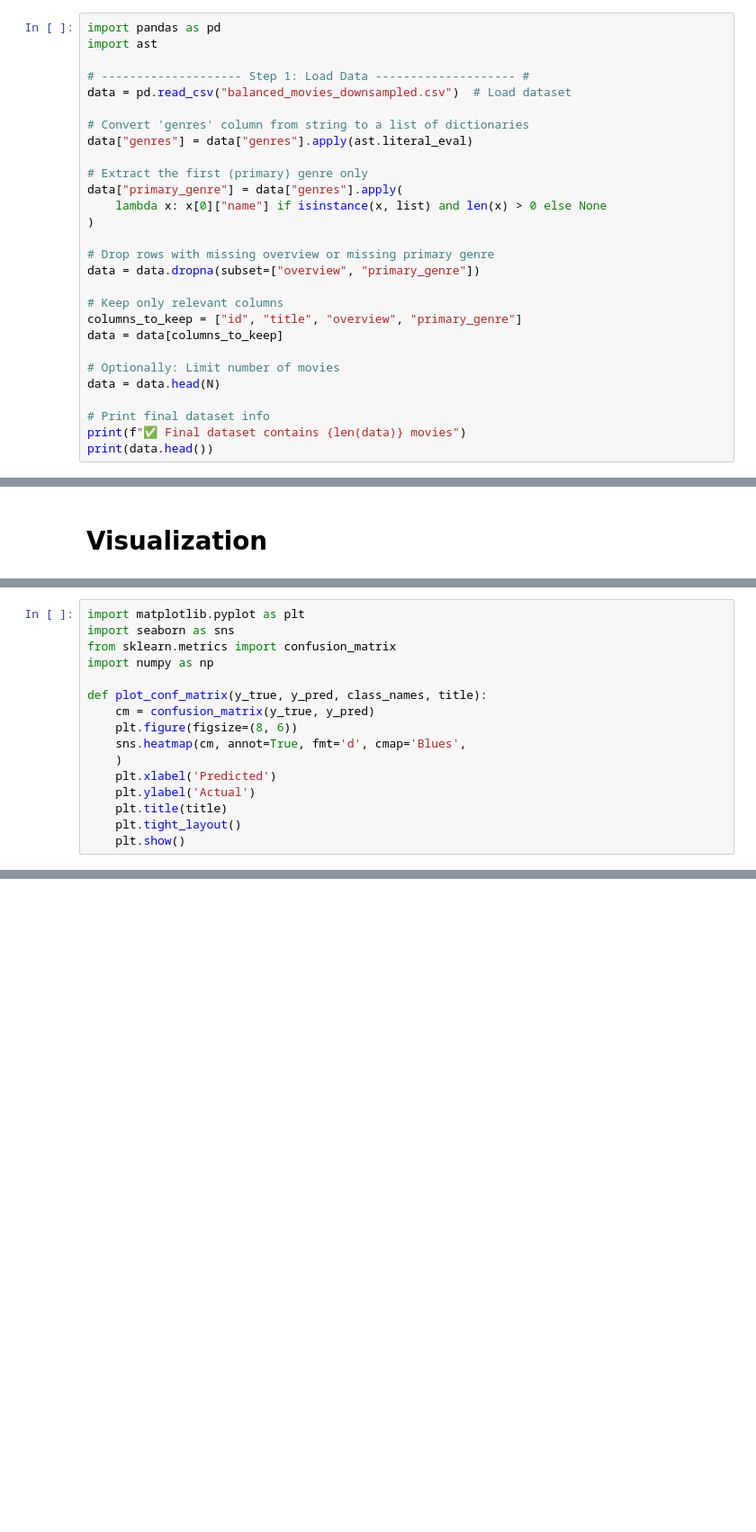
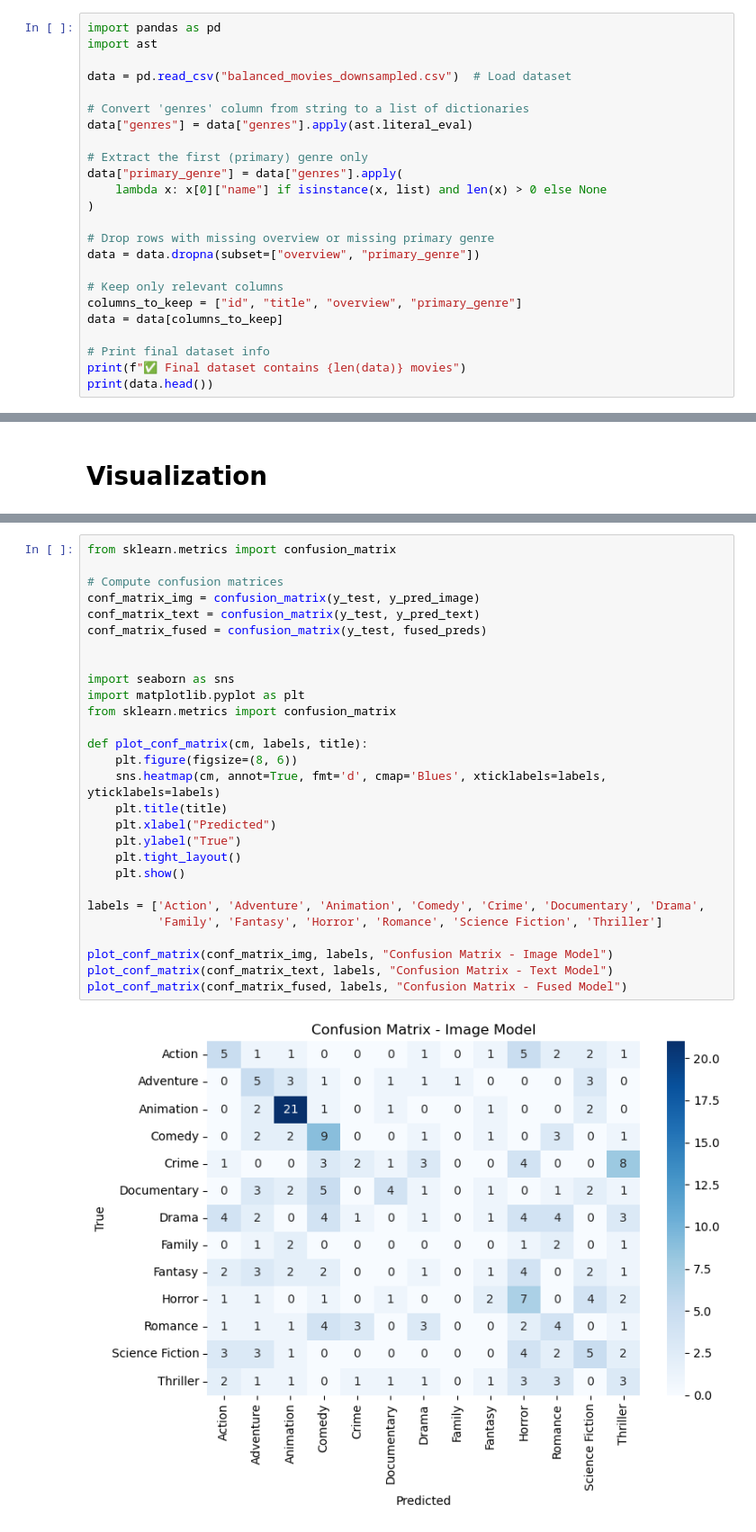
Before and after one commit to mariathurn/Movie-Genre-Project, a Jupyter notebook: GenreClassification.ipynb, the cells around one changed output, grey strips where cells are left out. Shown at 90% size. Saved outputs shown, nothing was run; the diff lists cells and outputs as text; blank space fills up the shorter version.

```diff
--- a/GenreClassification.ipynb
+++ b/GenreClassification.ipynb
@@ -164,7 +178,6 @@ plt.show()
 import pandas as pd
 import ast
 
-# -------------------- Step 1: Load Data -------------------- #
 data = pd.read_csv("balanced_movies_downsampled.csv")  # Load dataset
 
 # Convert 'genres' column from string to a list of dictionaries
@@ -182,9 +195,6 @@ data = data.dropna(subset=["overview", "primary_genre"])
 columns_to_keep = ["id", "title", "overview", "primary_genre"]
 data = data[columns_to_keep]
 
-# Optionally: Limit number of movies
-data = data.head(N)
-
 # Print final dataset info
 print(f"✅ Final dataset contains {len(data)} movies")
 print(data.head())
@@ -441,16 +386,0 @@ print(conf_matrix_fused.shape)
-# %%
-import matplotlib.pyplot as plt
-import seaborn as sns
-from sklearn.metrics import confusion_matrix
-import numpy as np
-
-def plot_conf_matrix(y_true, y_pred, class_names, title):
-    cm = confusion_matrix(y_true, y_pred)
-    plt.figure(figsize=(8, 6))
-    sns.heatmap(cm, annot=True, fmt='d', cmap='Blues',
-    )
-    plt.xlabel('Predicted')
-    plt.ylabel('Actual')
-    plt.title(title)
-    plt.tight_layout()
-    plt.show()
@@ -663,0 +409,30 @@ print("🎬 All posters downloaded successfully!")
+# %%
+from sklearn.metrics import confusion_matrix
+
+# Compute confusion matrices
+conf_matrix_img = confusion_matrix(y_test, y_pred_image)
+conf_matrix_text = confusion_matrix(y_test, y_pred_text)
+conf_matrix_fused = confusion_matrix(y_test, fused_preds)
+
+
+import seaborn as sns
+import matplotlib.pyplot as plt
+from sklearn.metrics import confusion_matrix
+
+def plot_conf_matrix(cm, labels, title):
+    plt.figure(figsize=(8, 6))
+    sns.heatmap(cm, annot=True, fmt='d', cmap='Blues', xticklabels=labels, yticklabels=labels)
+    plt.title(title)
+    plt.xlabel("Predicted")
+    plt.ylabel("True")
+    plt.tight_layout()
+    plt.show()
+
+labels = ['Action', 'Adventure', 'Animation', 'Comedy', 'Crime', 'Documentary', 'Drama',
+          'Family', 'Fantasy', 'Horror', 'Romance', 'Science Fiction', 'Thriller']
+
+plot_conf_matrix(conf_matrix_img, labels, "Confusion Matrix - Image Model")
+plot_conf_matrix(conf_matrix_text, labels, "Confusion Matrix - Text Model")
+plot_conf_matrix(conf_matrix_fused, labels, "Confusion Matrix - Fused Model")
+# %% [output]
+[figure, added]
```
Also changed, not shown: parts of 29 cells of this notebook, 2 other files.
